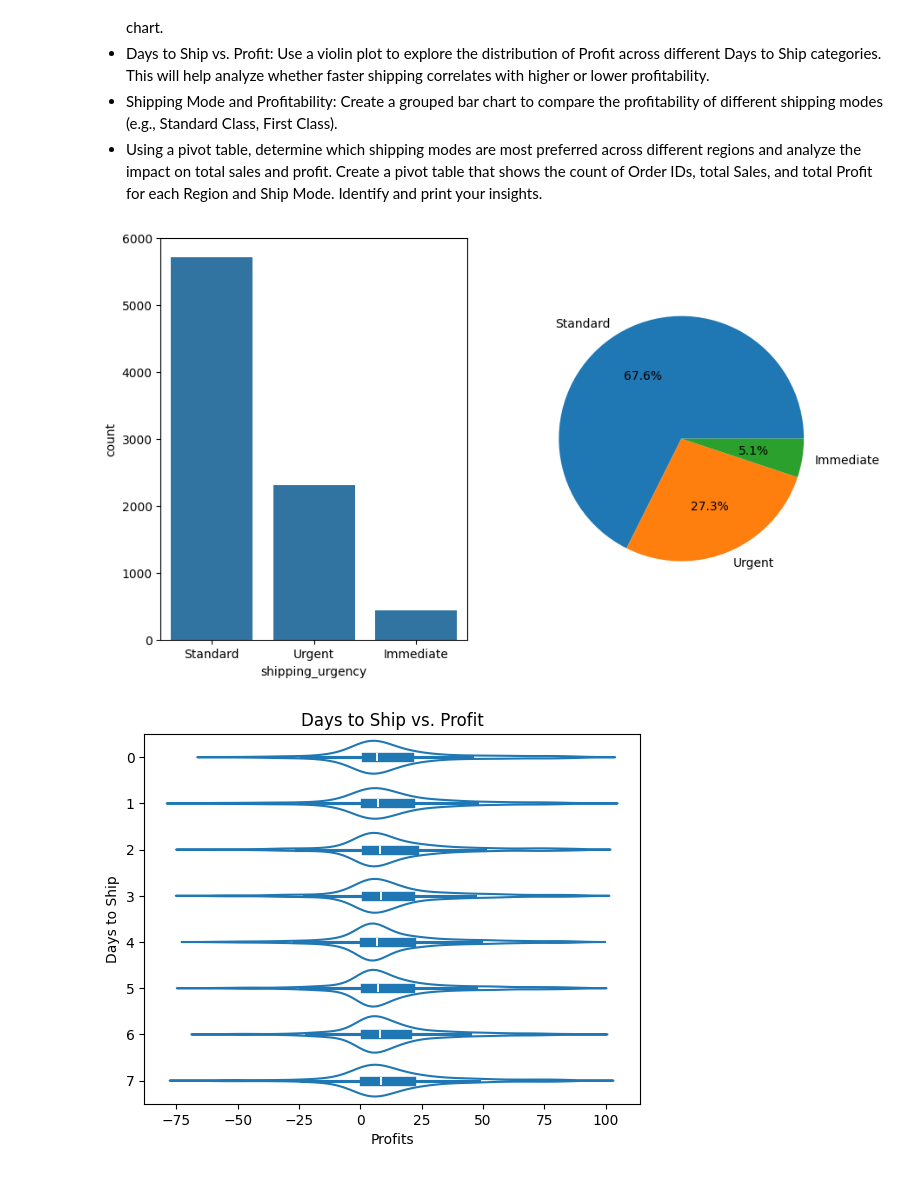
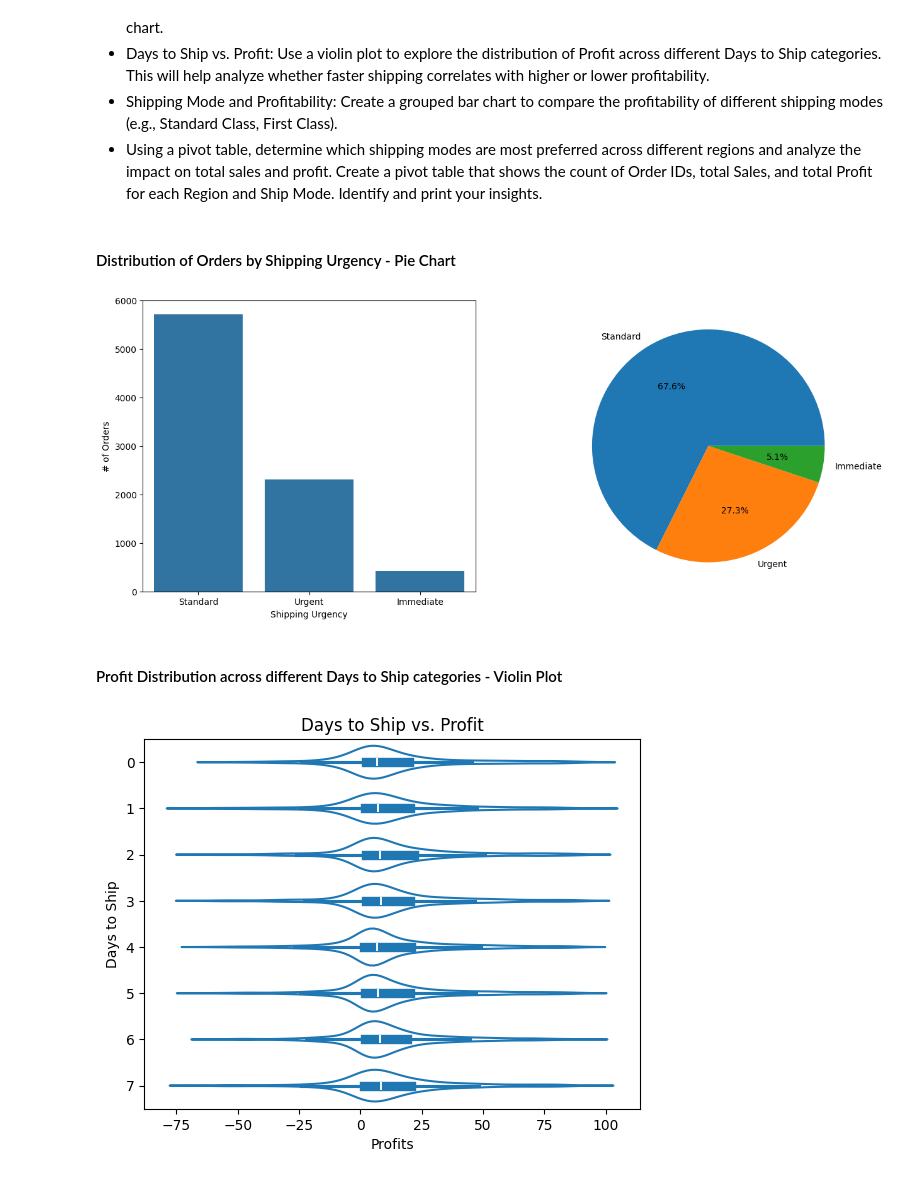
Before and after one commit to bankarsudarshan/super-store-eda, a Jupyter notebook: SuperStoreEDA.ipynb, the cells around one changed output. Drawn from its saved outputs; the diff is of its cells as text; code cells hidden in the pictures.

```diff
--- a/SuperStoreEDA.ipynb
+++ b/SuperStoreEDA.ipynb
@@ -691,5 +780,6 @@ The reasons for such imputation are:
 # %%
-df['quantity'] = df.groupby('sub_category')['quantity'].transform(lambda x: x.fillna(x.median()))
+grouped_segment_subcat = df.groupby(['segment', 'sub_category'])['quantity']
+df['quantity'] = grouped_segment_subcat.transform(lambda x: x.fillna(x.median()))
 df.isna().sum()
 # %% [output]
 order_id         0
@@ -973,6 +1070,9 @@ df['total_sales'] = df['sales_price'] * df['quantity']
 df['total_profit'] = df['profit'] * df['quantity']
 df['discount_price'] = df['original_price'] * df['discount']
 df['total_discount'] = df['discount_price'] * df['quantity']
+df['discounted_price'] = df['sales_price'] - df['discount_price']
+df['total_discounted_price'] = df['discounted_price'] * df['quantity']
+
 print(f'Shape - {df.shape}')
 df.head()
 # %% [output]
@@ -992,7 +1092,8 @@ Shape - (9993, 27)
 customer_1st_order_date = df.groupby('customer_id')['order_date'].min()
 
 def sub_dates(row):
-    return row['order_date'] - customer_1st_order_date[row['customer_id']]
+    timedelta = row['order_date'] - customer_1st_order_date[row['customer_id']]
+    return timedelta.days
 
 df['days_since_last_order'] = df.apply(sub_dates, axis='columns')
 df.head(60)
@@ -1326,15 +1454,21 @@ profit_margins
 - Days to Ship vs. Profit: Use a violin plot to explore the distribution of Profit across different Days to Ship categories. This will help analyze whether faster shipping correlates with higher or lower profitability.
 - Shipping Mode and Profitability: Create a grouped bar chart to compare the profitability of different shipping modes (e.g., Standard Class, First Class).
 - Using a pivot table, determine which shipping modes are most preferred across different regions and analyze the impact on total sales and profit. Create a pivot table that shows the count of Order IDs, total Sales, and total Profit for each Region and Ship Mode. Identify and print your insights.
+# %% [markdown]
+#### Distribution of Orders by Shipping Urgency - Pie Chart
 # %%
 shipping_urgency_freq = pd.DataFrame(df['shipping_urgency'].value_counts()).reset_index()
 
-fig, axs = plt.subplots(1, 2, figsize=(10, 6))
+fig, axs = plt.subplots(1, 2, figsize=(15, 6))
 sns.barplot(data=shipping_urgency_freq, x='shipping_urgency', y='count', ax=axs[0])
+axs[0].set_xlabel('Shipping Urgency')
+axs[0].set_ylabel('# of Orders')
 axs[1].pie(shipping_urgency_freq['count'], labels=shipping_urgency_freq['shipping_urgency'], autopct='%1.1f%%')
 plt.show()
 # %% [output]
-[figure, old version]
+[figure, new version]
+# %% [markdown]
+#### Profit Distribution across different Days to Ship categories - Violin Plot
 # %%
 sns.violinplot(data=df, x='profit', y='days_to_ship', orient='h', fill=False)
 plt.title("Days to Ship vs. Profit")
```
Also changed, not shown: parts of 64 cells of this notebook, 3 other files.
